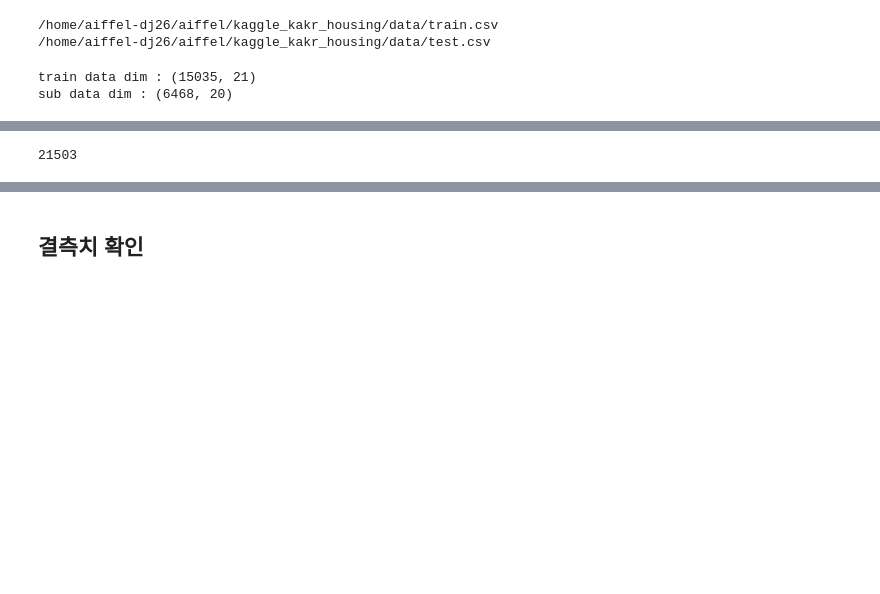
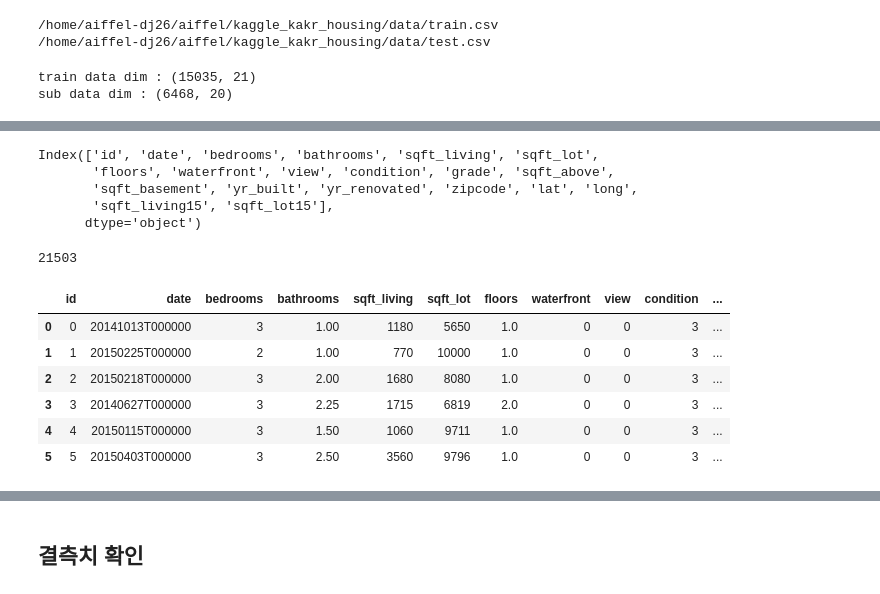
Before and after one commit to HSC-1/aiffel_achieve, a Jupyter notebook: (E9)keggle.ipynb, the cells around one changed output, grey strips where cells are left out. Drawn from its saved outputs; the diff is of its cells as text; code cells hidden in the pictures; blank space fills up the shorter version.

```diff
--- a/(E9)keggle.ipynb
+++ b/(E9)keggle.ipynb
@@ -52,4 +52,15 @@ print('id 같은 갯수',sum(data['id'].duplicated()))
 id 같은 갯수 0
+# %%
+y = data['price']
+del data['price']
+
+print(data.columns)
+# %% [output]
+Index(['id', 'date', 'bedrooms', 'bathrooms', 'sqft_living', 'sqft_lot',
+       'floors', 'waterfront', 'view', 'condition', 'grade', 'sqft_above',
+       'sqft_basement', 'yr_built', 'yr_renovated', 'zipcode', 'lat', 'long',
+       'sqft_living15', 'sqft_lot15'],
+      dtype='object')
 # %%
 train_len = len(data)
 data = pd.concat((data, sub), axis=0)
@@ -57,3 +68,13 @@ data = pd.concat((data, sub), axis=0)
 print(len(data))
 # %% [output]
 21503
+# %%
+data.head(6)
+# %% [output]
+|  | id | date | bedrooms | bathrooms | sqft_living | sqft_lot | floors | waterfront | view | condition | ... |
+| 0 | 0 | 20141013T000000 | 3 | 1.00 | 1180 | 5650 | 1.0 | 0 | 0 | 3 | ... |
+| 1 | 1 | 20150225T000000 | 2 | 1.00 | 770 | 10000 | 1.0 | 0 | 0 | 3 | ... |
+| 2 | 2 | 20150218T000000 | 3 | 2.00 | 1680 | 8080 | 1.0 | 0 | 0 | 3 | ... |
+| 3 | 3 | 20140627T000000 | 3 | 2.25 | 1715 | 6819 | 2.0 | 0 | 0 | 3 | ... |
+| 4 | 4 | 20150115T000000 | 3 | 1.50 | 1060 | 9711 | 1.0 | 0 | 0 | 3 | ... |
+| 5 | 5 | 20150403T000000 | 3 | 2.50 | 3560 | 9796 | 1.0 | 0 | 0 | 3 | ... |
```
Also changed, not shown: parts of 37 cells of this notebook.
